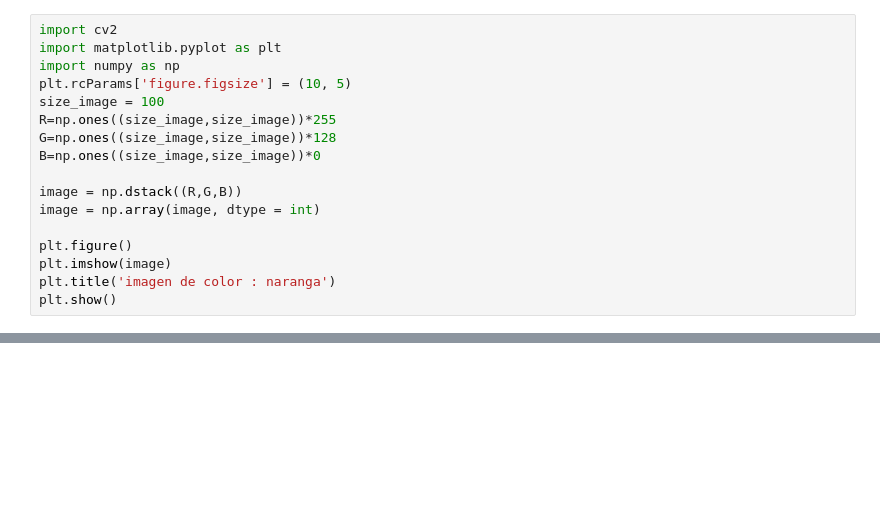
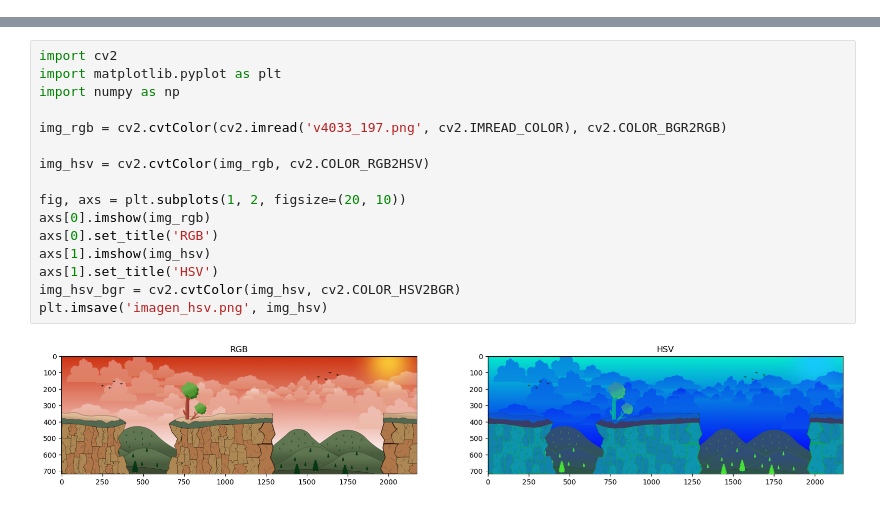
Before and after one commit to giam17/PROC_DIG, a Jupyter notebook: clase1/clase2.ipynb, the cells around one changed output, grey strips where cells are left out. Saved outputs shown, nothing was run; the diff lists cells and outputs as text; blank space fills up the shorter version.

```diff
--- a/clase1/clase2.ipynb
+++ b/clase1/clase2.ipynb
@@ -51,17 +75,0 @@ EJERCICIOS PARA GENERAR UNA IMAGEN
-# %%
-import cv2
-import matplotlib.pyplot as plt
-import numpy as np
-plt.rcParams['figure.figsize'] = (10, 5)
-size_image = 100
-R=np.ones((size_image,size_image))*255
-G=np.ones((size_image,size_image))*128
-B=np.ones((size_image,size_image))*0
-
-image = np.dstack((R,G,B))
-image = np.array(image, dtype = int)
-
-plt.figure()
-plt.imshow(image)
-plt.title('imagen de color : naranga')
-plt.show()
@@ -95,0 +76,18 @@ profundidad del color:  uint16
+# %%
+import cv2
+import matplotlib.pyplot as plt
+import numpy as np
+
+img_rgb = cv2.cvtColor(cv2.imread('v4033_197.png', cv2.IMREAD_COLOR), cv2.COLOR_BGR2RGB)
+
+img_hsv = cv2.cvtColor(img_rgb, cv2.COLOR_RGB2HSV)
+
+fig, axs = plt.subplots(1, 2, figsize=(20, 10))
+axs[0].imshow(img_rgb)
+axs[0].set_title('RGB')
+axs[1].imshow(img_hsv)
+axs[1].set_title('HSV')
+img_hsv_bgr = cv2.cvtColor(img_hsv, cv2.COLOR_HSV2BGR)
+plt.imsave('imagen_hsv.png', img_hsv)
+# %% [output]
+[figure, added]
```
Also changed, not shown: parts of 9 cells of this notebook, 3 other files.
